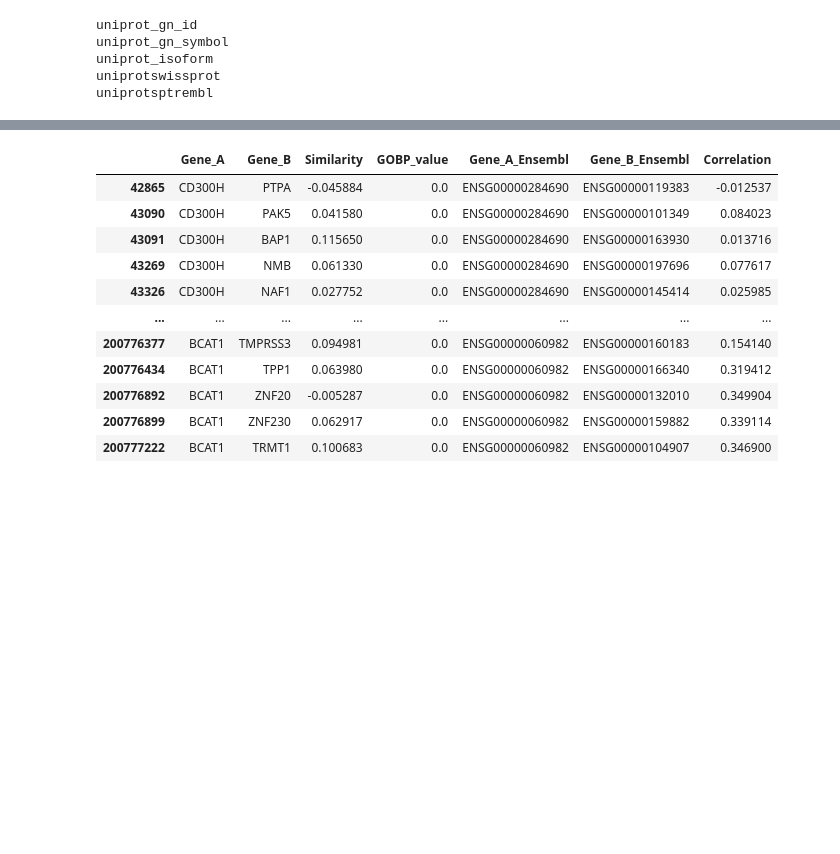
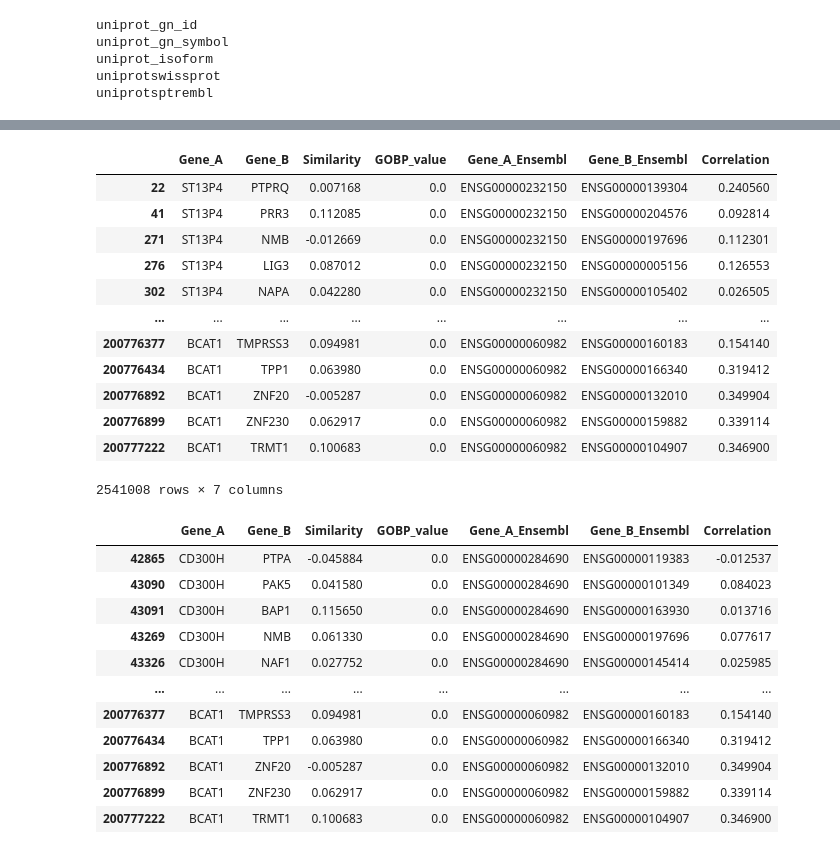
Before and after one commit to briannaflynn/gene_embedding_analysis, a Jupyter notebook: pairwise_correlation_prep.ipynb, the cells around one changed output, grey strips where cells are left out. Drawn from its saved outputs; the diff is of its cells as text; code cells hidden in the pictures; blank space fills up the shorter version.

Commit message:
get reduced size correlation export

```diff
--- a/pairwise_correlation_prep.ipynb
+++ b/pairwise_correlation_prep.ipynb
@@ -195,0 +325,8 @@ gene_similarity_table['Gene_A_Ensembl'] = gene_similarity_table['Gene_A'].map(ge
+# %%
+# 208 of 222 missing genes recovered
+resolved_data.columns=['Gene_A', 'Gene_A_Ensembl_update']
+# %%
+gene_similarity_table = gene_similarity_table.merge(resolved_data, on = 'Gene_A', how = 'left')
+gene_similarity_table['Gene_A_Ensembl'] = gene_similarity_table['Gene_A_Ensembl'].fillna(gene_similarity_table['Gene_A_Ensembl_update'])
+gene_similarity_table.drop(columns=['Gene_A_Ensembl_update'], inplace=True)
+gene_similarity_table
@@ -196,2 +347,17 @@ gene_similarity_table['Gene_A_Ensembl'] = gene_similarity_table['Gene_A'].map(ge
 # %%
 gene_similarity_table['Gene_B_Ensembl'] = gene_similarity_table['Gene_B'].map(gene_to_ensembl)
+# %%
+def fill_missing(lookup_func, gene_similarity_table, pairwise_df, full_df, ensemb_column = 'Gene_A_Ensembl', gene_col = 'Gene_A'):
+    missing_ensembls_gene_a = list(gene_similarity_table[pd.isna(gene_similarity_table[ensemb_column])][gene_col].unique())
+    resolved_data = resolve_alias_to_ensembl_in_pairwise(missing_ensembls_gene_a, lookup_func, pairwise_df, full_df)
+    update = ensemb_column + '_update'
+    resolved_data.columns=[gene_col, update]
+    print(gene_similarity_table.columns)
+    print(resolved_data.columns)
+    gene_similarity_table = gene_similarity_table.merge(resolved_data, on = gene_col, how = 'left')
+
+    gene_similarity_table[ensemb_column] = gene_similarity_table[ensemb_column].fillna(gene_similarity_table[update])
+    gene_similarity_table.drop(columns=[update], inplace=True)
+    return gene_similarity_table
+# %%
+gene_similarity_table = fill_missing(lookup_ensembl_ids, gene_similarity_table, pairwise_df_ensembl, df, ensemb_column = 'Gene_B_Ensembl', gene_col = 'Gene_B')
@@ -207,6 +407,22 @@ merged = pd.merge(
     on=['Gene_A_Ensembl', 'Gene_B_Ensembl'],
     how='left'
 )
+# %%
+merged.dropna()
+# %% [output]
+|  | Gene_A | Gene_B | Similarity | GOBP_value | Gene_A_Ensembl | Gene_B_Ensembl | Correlation |
+| 22 | ST13P4 | PTPRQ | 0.007168 | 0.0 | ENSG00000232150 | ENSG00000139304 | 0.240560 |
+| 41 | ST13P4 | PRR3 | 0.112085 | 0.0 | ENSG00000232150 | ENSG00000204576 | 0.092814 |
+| 271 | ST13P4 | NMB | -0.012669 | 0.0 | ENSG00000232150 | ENSG00000197696 | 0.112301 |
+| 276 | ST13P4 | LIG3 | 0.087012 | 0.0 | ENSG00000232150 | ENSG00000005156 | 0.126553 |
+| 302 | ST13P4 | NAPA | 0.042280 | 0.0 | ENSG00000232150 | ENSG00000105402 | 0.026505 |
+| ... | ... | ... | ... | ... | ... | ... | ... |
+| 200776377 | BCAT1 | TMPRSS3 | 0.094981 | 0.0 | ENSG00000060982 | ENSG00000160183 | 0.154140 |
+| 200776434 | BCAT1 | TPP1 | 0.063980 | 0.0 | ENSG00000060982 | ENSG00000166340 | 0.319412 |
+| 200776892 | BCAT1 | ZNF20 | -0.005287 | 0.0 | ENSG00000060982 | ENSG00000132010 | 0.349904 |
+| 200776899 | BCAT1 | ZNF230 | 0.062917 | 0.0 | ENSG00000060982 | ENSG00000159882 | 0.339114 |
+| 200777222 | BCAT1 | TRMT1 | 0.100683 | 0.0 | ENSG00000060982 | ENSG00000104907 | 0.346900 |
+2541008 rows × 7 columns
 # %%
 merged.dropna()
 # %% [output]
```
Also changed, not shown: parts of 33 cells of this notebook.
